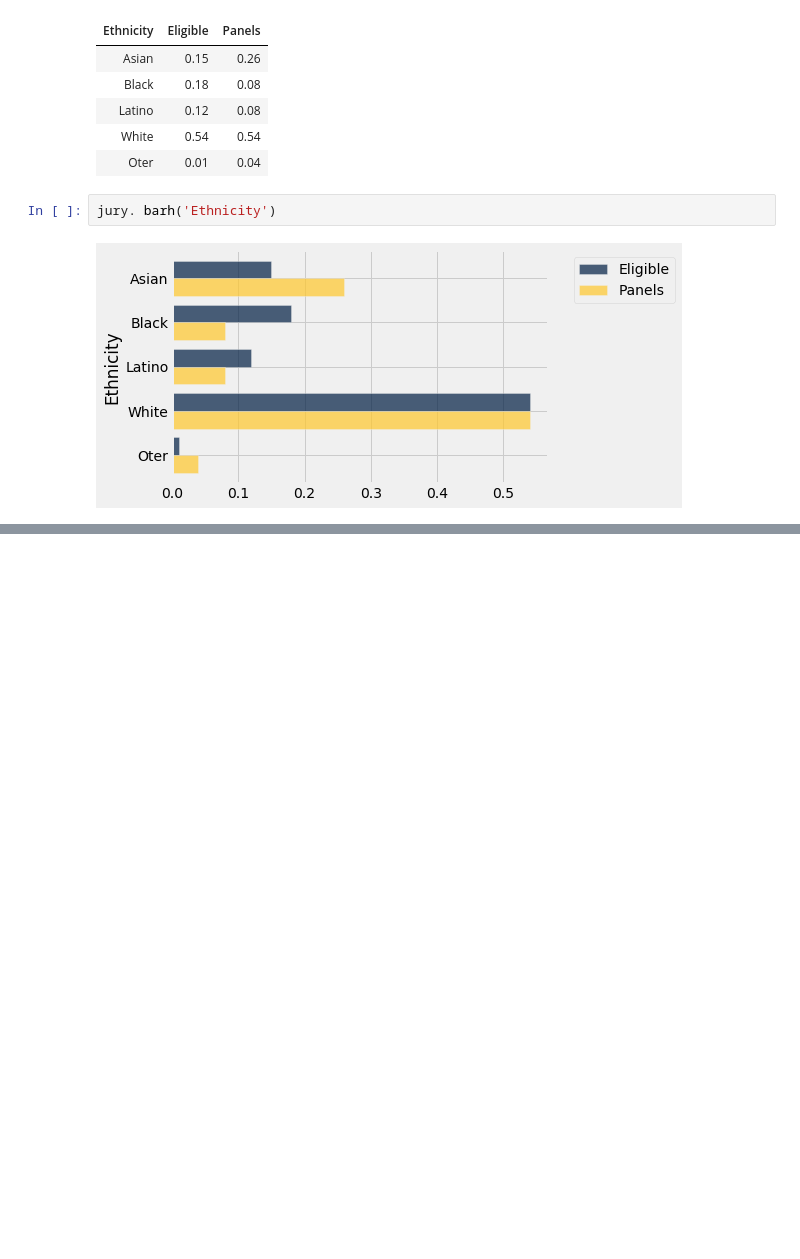
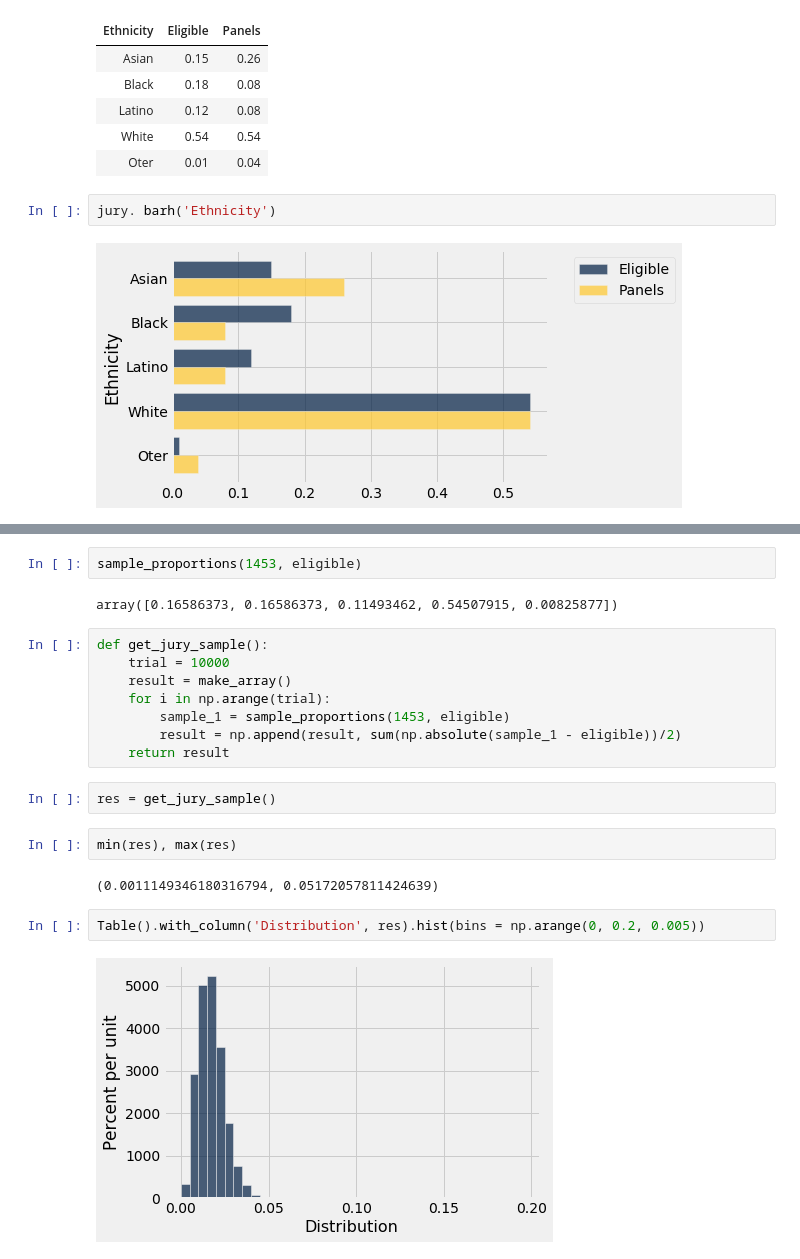
Before and after one commit to SYYoung/UC_Berkeley, a Jupyter notebook: UC_Berkeley/Inferential_Thinking/Week1/Week3_1.ipynb, the cells around one changed output, grey strips where cells are left out. Cells and saved outputs as stored; diff of their text form; blank space fills up the shorter version.

```diff
--- a/UC_Berkeley/Inferential_Thinking/Week1/Week3_1.ipynb
+++ b/UC_Berkeley/Inferential_Thinking/Week1/Week3_1.ipynb
@@ -24,0 +108,22 @@ jury. barh('Ethnicity')
+# %%
+sample_proportions(1453, eligible)
+# %% [output]
+array([0.16586373, 0.16586373, 0.11493462, 0.54507915, 0.00825877])
+# %%
+def get_jury_sample():
+    trial = 10000
+    result = make_array()
+    for i in np.arange(trial):
+        sample_1 = sample_proportions(1453, eligible)
+        result = np.append(result, sum(np.absolute(sample_1 - eligible))/2)
+    return result
+# %%
+res = get_jury_sample()
+# %%
+min(res), max(res)
+# %% [output]
+(0.0011149346180316794, 0.05172057811424639)
+# %%
+Table().with_column('Distribution', res).hist(bins = np.arange(0, 0.2, 0.005))
+# %% [output]
+[figure, added]
```
Also changed, not shown: parts of 31 cells of this notebook, 12 other files.
